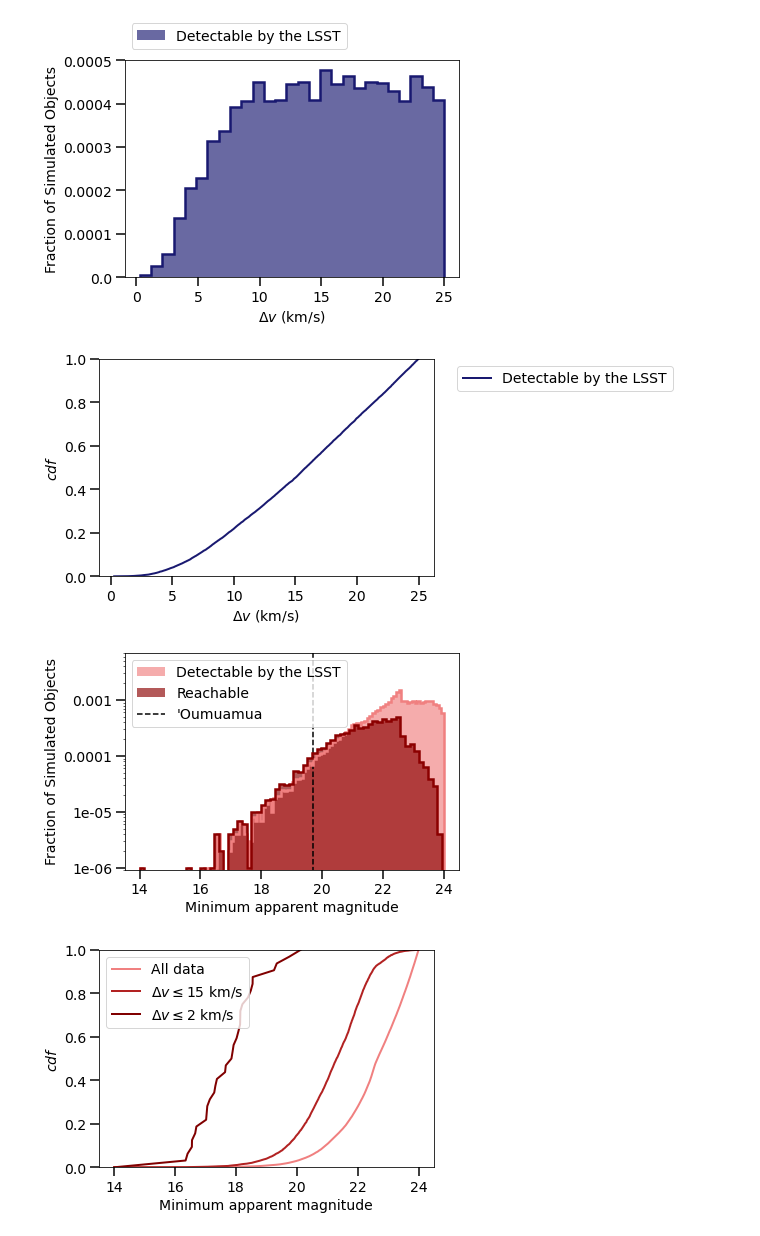
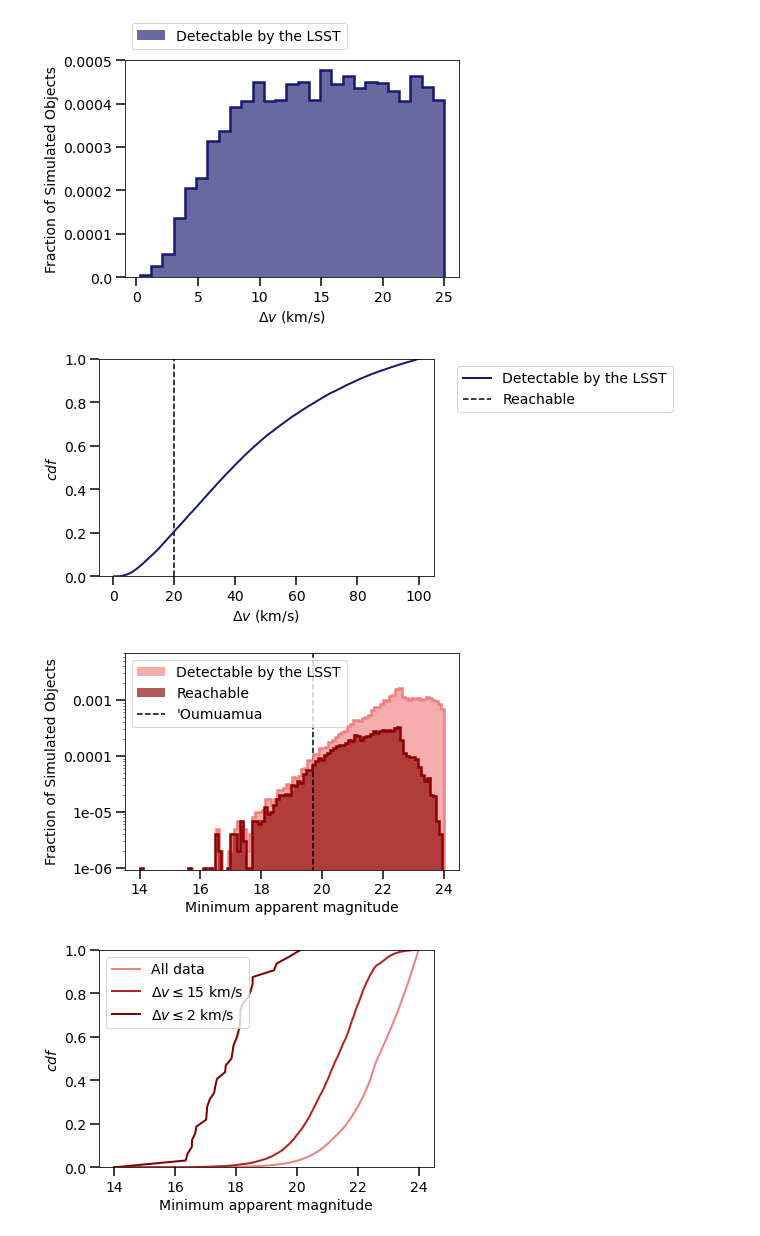
Before and after one commit to djhoover717/ISOAnalysis, a Jupyter notebook: iso_analysis_v4.ipynb, the cells around one changed output. Saved outputs shown, nothing was run; the diff lists cells and outputs as text; code cells hidden in the pictures.

```diff
--- a/iso_analysis_v4.ipynb
+++ b/iso_analysis_v4.ipynb
@@ -260,8 +273,11 @@ plt.show()
 # %% [output]
 [figure]
 # %%
-plt.plot(np.sort(np.squeeze(dv[dv <= 25])), np.linspace(0, 1, len(dv[dv <= 25])), \
+plt.plot(np.sort(np.squeeze(dv[dv <= 100.])), np.linspace(0, 1, len(dv[dv <= 100.])), \
          c='midnightblue', lw=2, label='Detectable by the LSST')
+
+plt.vlines(20, 0, 100000, label="Reachable", linestyles='dashed', \
+          colors='black')
 
 plt.xlabel(r'$\Delta v$ (km/s)')
 plt.ylabel(r'$cdf$')
@@ -272,4 +288,4 @@ plt.savefig('figures/deltav_cdf.pdf', bbox_inches='tight', \
                     dpi=250)
 plt.show()
 # %% [output]
-[figure, old version]
+[figure, new version]
@@ -278,31 +292,31 @@ low_dv = dv <= 20.
 # %%
 min_mag = np.min(orbits['mag'], axis=1)
 
 plt.vlines(19.7, 0, 100000, label="'Oumuamua", linestyles='dashed', \
           colors='black')
 
-plt.hist(min_mag[detectable], bins='auto', color='lightcoral', alpha=0.65, \
+plt.hist(min_mag[detectable], bins=100, color='lightcoral', alpha=0.65, \
         label='Detectable by the LSST')
-plt.hist(min_mag[detectable], bins='auto', edgecolor='lightcoral', fill=None, \
+plt.hist(min_mag[detectable], bins=100, edgecolor='lightcoral', fill=None, \
        histtype='step', lw=2.5)
-plt.hist(min_mag[(low_dv)*(detectable)], bins='auto', color='darkred', \
+plt.hist(min_mag[(low_dv)*(detectable)], bins=100, color='darkred', \
        alpha=0.65, label=r'Reachable')
-plt.hist(min_mag[(low_dv)*(detectable)], bins='auto', edgecolor='darkred', \
+plt.hist(min_mag[(low_dv)*(detectable)], bins=100, edgecolor='darkred', \
        fill=None, histtype='step', lw=2.5)
 
 plt.xlabel('Minimum apparent magnitude')
 plt.ylabel('Fraction of Simulated Objects')
 plt.yscale('log')
 plt.ylim(9*10**-1, 7*10**3)
 plt.yticks([10**0, 10**1, 10**2, 10**3], \
            np.array([1, 10, 100, 1000])/NSAMPLES)
 
 plt.legend(loc='upper left')
 plt.savefig('figures/min_mag_hist.pdf', bbox_inches='tight', \
                     dpi=250)
 plt.show()
 # %% [output]
-[figure, old version]
+[figure, new version]
 # %%
 plt.plot(np.sort(np.squeeze(min_mag)), np.linspace(0, 1, len(min_mag)), c='lightcoral', \
          lw=2, label='All data')
```
Also changed, not shown: parts of 9 cells of this notebook, 15 other files.
